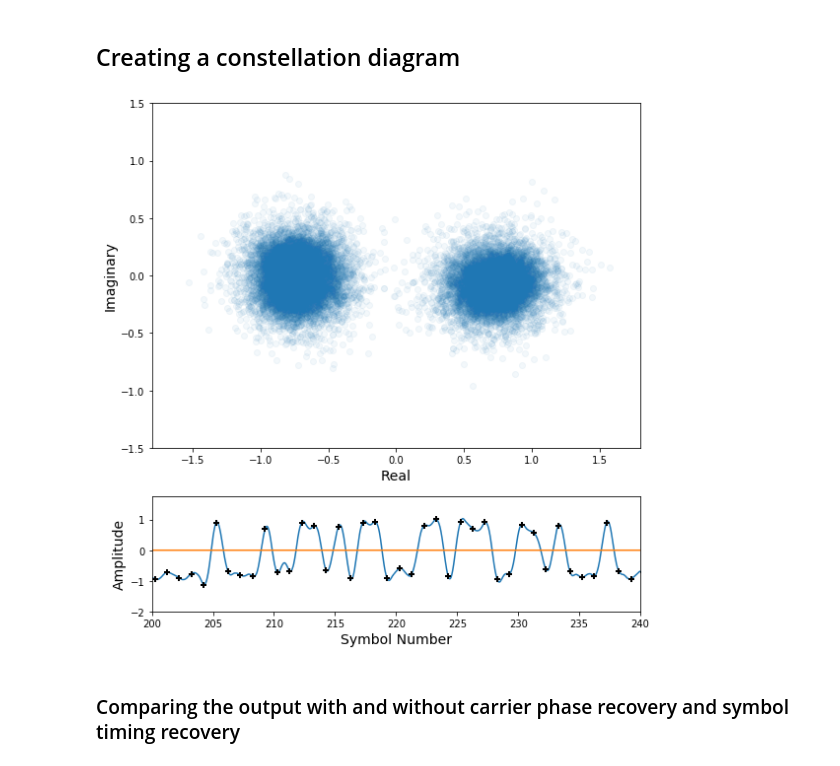
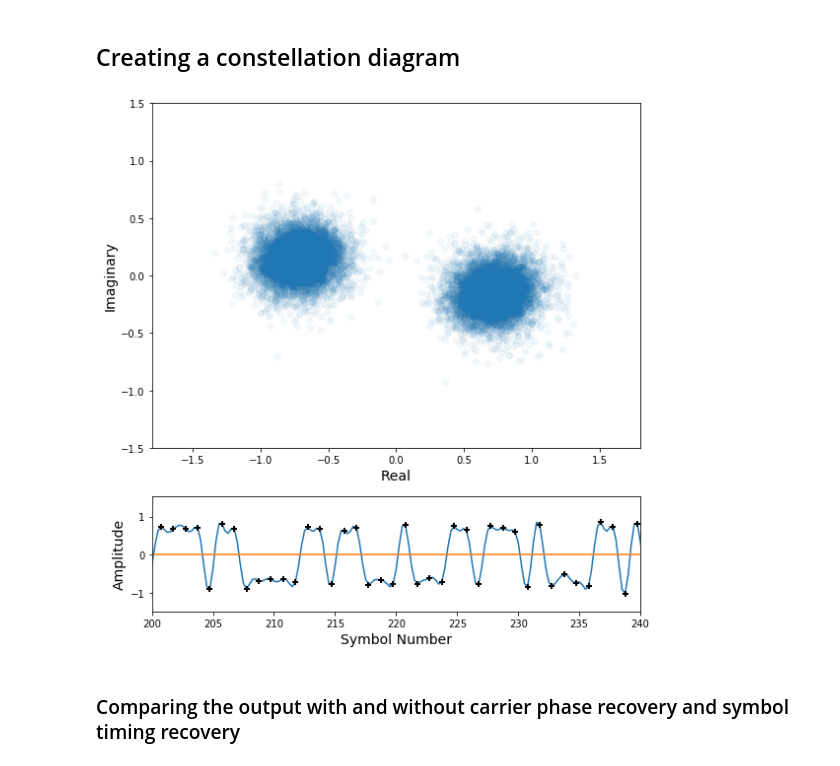
Before and after one commit to Max-Manning/RDS_decode, a Jupyter notebook: RDS_DECODE.ipynb, the cells around one changed output. Saved outputs shown, nothing was run; the diff lists cells and outputs as text; code cells hidden in the pictures.

```diff
--- a/RDS_DECODE.ipynb
+++ b/RDS_DECODE.ipynb
@@ -126,21 +154,30 @@ plt.show()
 ### Demodulating the RDS BPSK signal
 # %%
 # Using the recovered 57kHz carrier phase to create a frequency synchronized 1187.5Hz symbol carrier
-symcarrier = np.exp(1j*(wo*np.arange(MPX_FM.shape[0]) + theta0)/48)
-recovered_carrier1187 = signal.resample_poly(symcarrier, 57, 192)
+wc = 2*np.pi*1187.5/fsIF
+nn = np.arange(RDS.shape[0])
+theta0 = signal.decimate(theta0, 4)
 
-basefilt0 = signal.remez(96, [0, 400, 1500, fsR/2], [1, 0], fs = fsR)
+#theta1 = phase_recovery(RDS, 20,0.0003, 200, wc, fsIF)
+
+recovered_carrier1187 = np.exp(1j*(wc*nn + theta0/(48*4)))
+
+#recovered_carrier1187 = signal.resample_poly(symcarrier, 57, 192)
+
+basefilt0 = signal.remez(96, [0, 400, 1500, fsIF/2], [1, 0], fs = fsIF)
 
 # demodulate the BPSK signal
 RDS_demod = RDS*recovered_carrier1187
 RDS_demod = signal.lfilter(basefilt0, 1.0, RDS_demod)
 
-nn = np.arange(RDS.shape[0])
-wc = 2*np.pi*1187.5/fsR   # expected carrier frequency
-
 # Also demodulate without phase correction to compare
 RDS_demod_uncorr01 = RDS_uncorr0*np.cos(wc*nn)
 RDS_demod_uncorr01 = signal.lfilter(basefilt0, 1.0, RDS_demod_uncorr01)
+
+# resample to 19ksps so that the sample rate is an integer multiple of the symbol rate
+RDS_demod = signal.resample_poly(RDS_demod, 19,24)
+RDS_demod_uncorr01 = signal.resample_poly(RDS_demod_uncorr01, 19,24)
+nn = np.arange(RDS_demod.shape[0])
 # %% [markdown]
 ### Symbol Timing Recovery
 # %%
@@ -148,21 +185,21 @@ RDS_demod_uncorr01 = signal.lfilter(basefilt0, 1.0, RDS_demod_uncorr01)
 block_N = 26
 
 # preallocate space for the samples
-RDS_sampled = np.zeros((int(RDS_demod.shape[0]/48),), dtype=complex)
+RDS_sampled = np.zeros((int(RDS_demod.shape[0]/4),), dtype=complex)
 all_sample_locations = np.array([])
 
 # loop through the signal
-for ii in range(int(RDS_demod.shape[0]/(block_N*48) - 1)):
+for ii in range(int(RDS_demod.shape[0]/(block_N*4) - 1)):
     # get a chunk of length 48*block_N
-    chunk = RDS_demod[ii*(block_N*48):(ii+1)*(block_N*48)]
+    chunk = RDS_demod[ii*(block_N*4):(ii+1)*(block_N*4)]
 
     # create a 'comb' to pick out sample values
     sample_comb = np.zeros(chunk.shape)
-    sample_comb[0:-1:48] = 1
+    sample_comb[0:-1:4] = 1
 
     # determine the total signal power for each sampling offset
-    signal_power = np.zeros((48,))
-    for kk in range(48):
+    signal_power = np.zeros((4,))
+    for kk in range(4):
         xx = np.roll(sample_comb, kk).astype(bool)
         sa = np.real(chunk[xx])
         power = np.sum(sa**2)
@@ -178,40 +215,41 @@ for ii in range(int(RDS_demod.shape[0]/(block_N*48) - 1)):
 
 # Correct the constellation rotation
 aa = np.angle(RDS_sampled)
+
 const_rotation = aa*(aa>0) + (aa + np.pi)*(aa<0)
-mean_rotation = np.mean(const_rotation)
-RDS_sampled = RDS_sampled*np.exp(-1j*mean_rotation)
+mean_rotation = np.mean(const_rotation*(const_rotation < np.pi/2))
+#RDS_sampled = RDS_sampled*np.exp(-1j*mean_rotation)
 # %% [markdown]
 ## Creating a constellation diagram
 # %%
 fig = plt.figure(figsize=(8, 8))
 gs = gridspec.GridSpec(2, 1, height_ratios=[3, 1])
 
 # plot the constellation diagram
 ax0 = plt.subplot(gs[0])
 plt.scatter(np.real(RDS_sampled[100:-100]), np.imag(RDS_sampled[100:-100]), alpha=0.05)
 plt.ylim([-1.5, 1.5])
 plt.xlim([-1.8, 1.8])
 plt.xlabel('Real', fontsize=14)
 plt.ylabel('Imaginary', fontsize=14)
 
 # also plot a section of the output waveform and its sample locations.
 ax1 = plt.subplot(gs[1])
-plt.plot(nn/48, np.real(RDS_demod*np.exp(-1j*mean_rotation)))
-plt.plot(nn/48, np.zeros(nn.shape))
+plt.plot(nn/4, np.real(RDS_demod*np.exp(-1j*mean_rotation)))
+plt.plot(nn/4, np.zeros(nn.shape))
 
 sample_t = np.arange(all_sample_locations.shape[0])
 sample_t = sample_t[all_sample_locations.astype(bool)]
 
-plt.plot(sample_t/48 , RDS_sampled[0:sample_t.shape[0]], 'k+', mew = 2)
+plt.plot(sample_t/4 , RDS_sampled[0:sample_t.shape[0]], 'k+', mew = 2)
 plt.xlim([200, 240])
 plt.xlabel('Symbol Number', fontsize=14)
 plt.ylabel('Amplitude', fontsize=14)
 
 plt.tight_layout()
 plt.show()
 # %% [output]
-[figure, old version]
+[figure, new version]
 # %% [markdown]
 ### Comparing the output with and without carrier phase recovery and symbol timing recovery
 # %%
```
Also changed, not shown: parts of 11 cells of this notebook.
